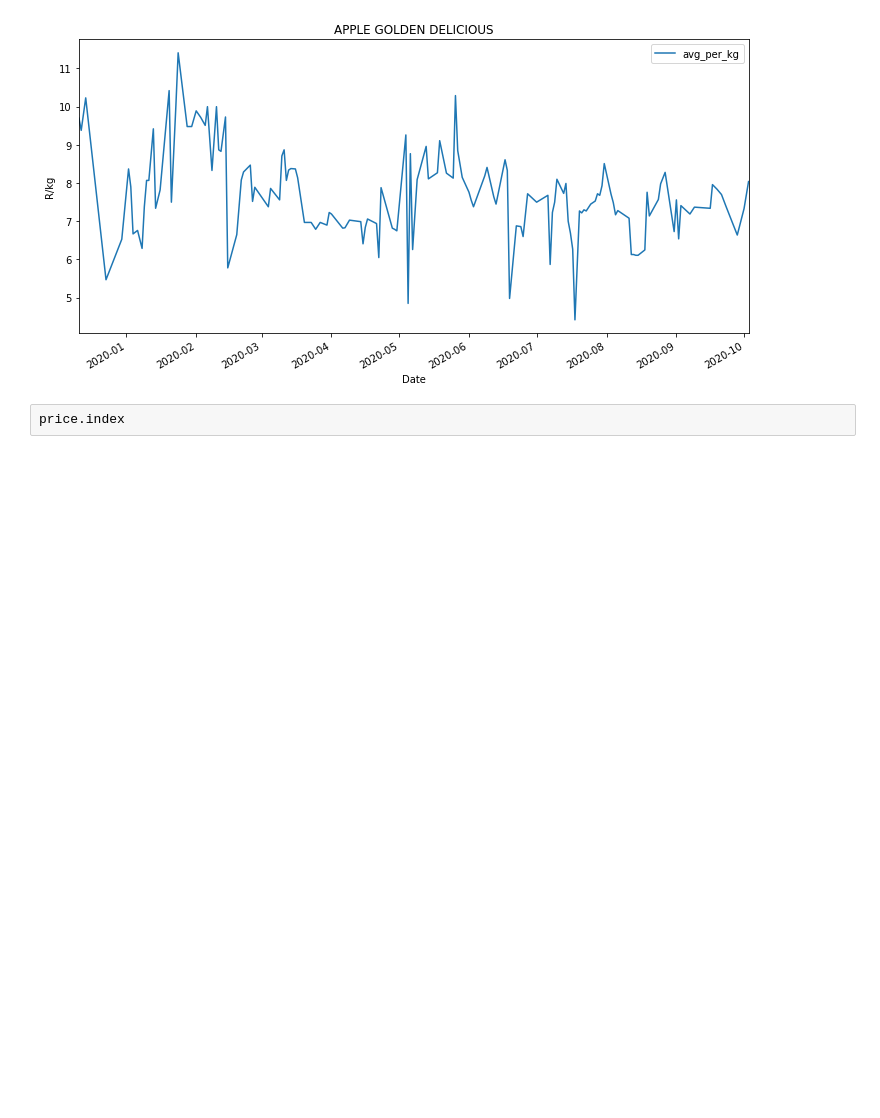
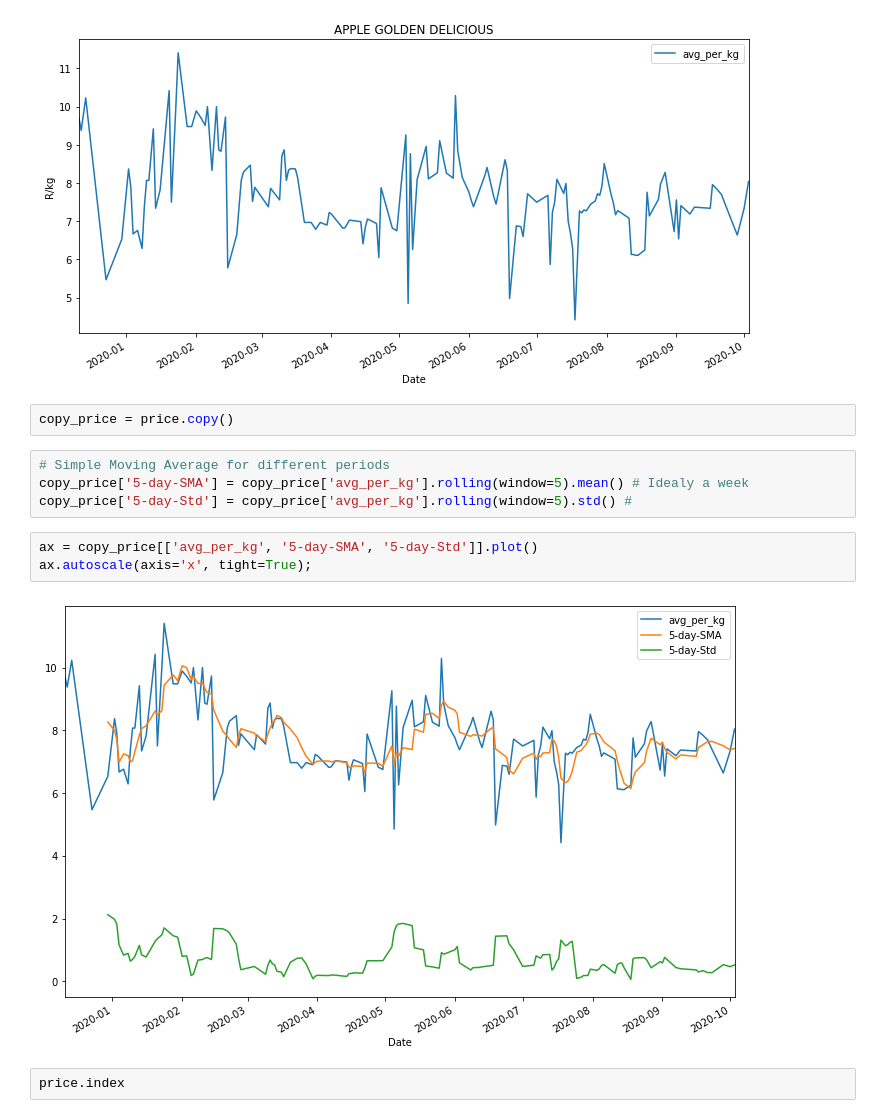
Before and after one commit to scmosoeu/fresh_produce, a Jupyter notebook: forecasting/notebooks/general_forecasting.ipynb, the cells around one changed output. Saved outputs shown, nothing was run; the diff lists cells and outputs as text; blank space fills up the shorter version.

Commit message:
added price trend

```diff
--- a/forecasting/notebooks/general_forecasting.ipynb
+++ b/forecasting/notebooks/general_forecasting.ipynb
@@ -262,6 +262,17 @@ ax.autoscale(axis='x', tight=True)
 ax.set(ylabel='R/kg');
 # %% [output]
 [figure]
+# %%
+copy_price = price.copy()
+# %%
+# Simple Moving Average for different periods
+copy_price['5-day-SMA'] = copy_price['avg_per_kg'].rolling(window=5).mean() # Idealy a week
+copy_price['5-day-Std'] = copy_price['avg_per_kg'].rolling(window=5).std() #
+# %%
+ax = copy_price[['avg_per_kg', '5-day-SMA', '5-day-Std']].plot()
+ax.autoscale(axis='x', tight=True);
+# %% [output]
+[figure, added]
 # %%
 price.index
 # %% [output]
```
Also changed, not shown: 3 other files.
